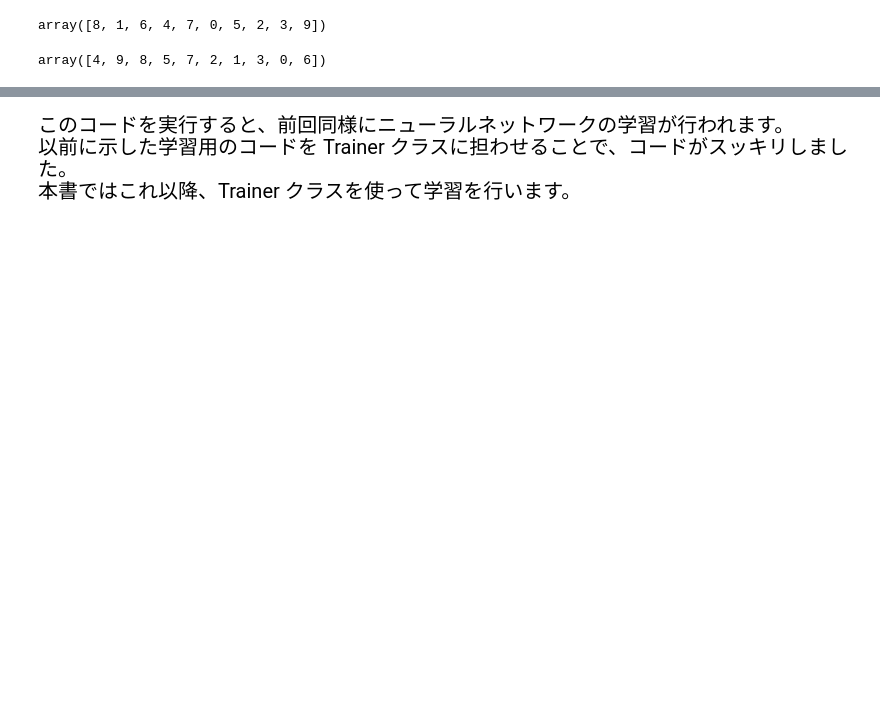
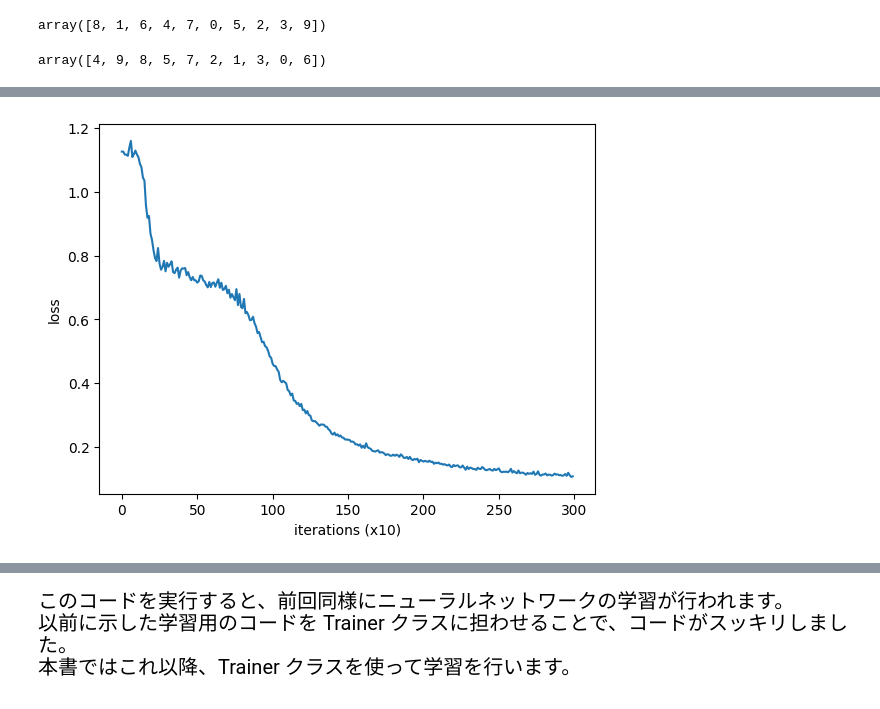
Before and after one commit to kazuki-abc/fork_deep-learning-from-scratch-2, a Jupyter notebook: Section1.ipynb, the cells around one changed output, grey strips where cells are left out. Drawn from its saved outputs; the diff is of its cells as text; code cells hidden in the pictures; blank space fills up the shorter version.

```diff
--- a/Section1.ipynb
+++ b/Section1.ipynb
@@ -1683 +1804,9 @@ array([4, 9, 8, 5, 7, 2, 1, 3, 0, 6])
 </div>
+# %%
+# 学習結果のプロット
+plt.plot(np.arange(len(loss_list)), loss_list, label='train')
+plt.xlabel('iterations (x10)')
+plt.ylabel('loss')
+plt.show()
+# %% [output]
+[figure, added]
```
Also changed, not shown: parts of 78 cells of this notebook.
